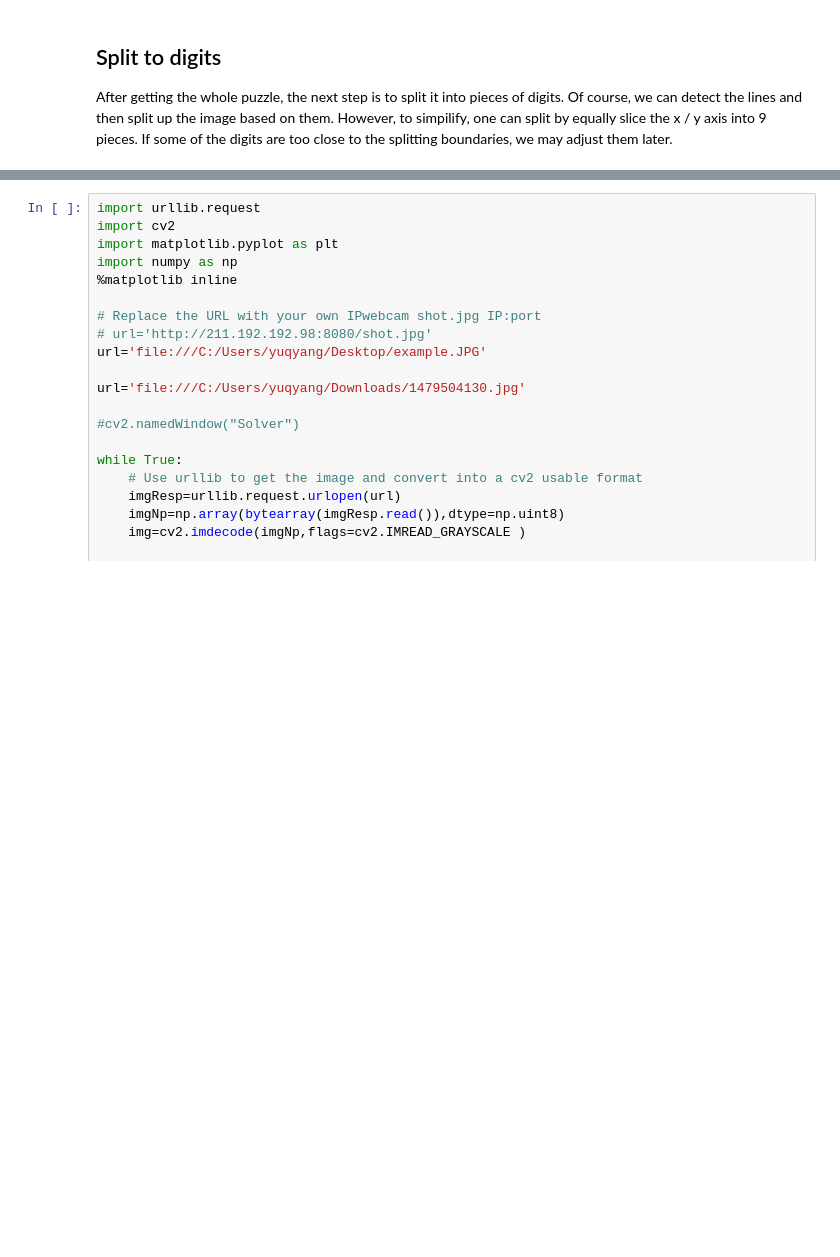
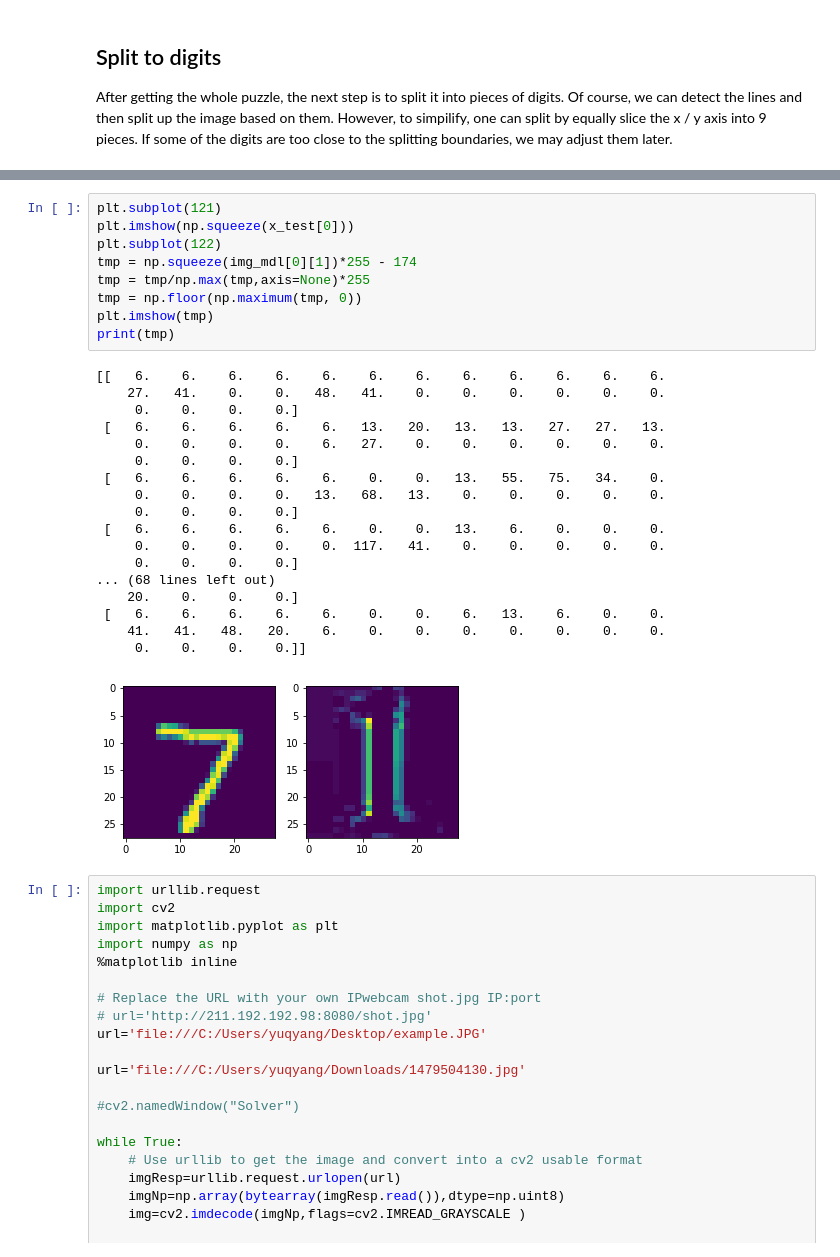
Before and after one commit to mydmdm/sudoku, a Jupyter notebook: notebook/ipwebcam.ipynb, the cells around one changed output, grey strips where cells are left out. Saved outputs shown, nothing was run; the diff lists cells and outputs as text; blank space fills up the shorter version.

```diff
--- a/notebook/ipwebcam.ipynb
+++ b/notebook/ipwebcam.ipynb
@@ -172,3 +277,31 @@ Epoch 10/10
+# %%
+plt.subplot(121)
+plt.imshow(np.squeeze(x_test[0]))
+plt.subplot(122)
+tmp = np.squeeze(img_mdl[0][1])*255 - 174
+tmp = tmp/np.max(tmp,axis=None)*255
+tmp = np.floor(np.maximum(tmp, 0))
+plt.imshow(tmp)
+print(tmp)
+# %% [output]
+[[   6.    6.    6.    6.    6.    6.    6.    6.    6.    6.    6.    6.
+    27.   41.    0.    0.   48.   41.    0.    0.    0.    0.    0.    0.
+     0.    0.    0.    0.]
+ [   6.    6.    6.    6.    6.   13.   20.   13.   13.   27.   27.   13.
+     0.    0.    0.    0.    6.   27.    0.    0.    0.    0.    0.    0.
+     0.    0.    0.    0.]
+ [   6.    6.    6.    6.    6.    0.    0.   13.   55.   75.   34.    0.
+     0.    0.    0.    0.   13.   68.   13.    0.    0.    0.    0.    0.
+     0.    0.    0.    0.]
+ [   6.    6.    6.    6.    6.    0.    0.   13.    6.    0.    0.    0.
+     0.    0.    0.    0.    0.  117.   41.    0.    0.    0.    0.    0.
+     0.    0.    0.    0.]
+... (68 lines left out)
+    20.    0.    0.    0.]
+ [   6.    6.    6.    6.    6.    0.    0.    6.   13.    6.    0.    0.
+    41.   41.   48.   20.    6.    0.    0.    0.    0.    0.    0.    0.
+     0.    0.    0.    0.]]
+[figure, added]
 # %%
 import urllib.request
 import cv2
```
Also changed, not shown: parts of 9 cells of this notebook.
